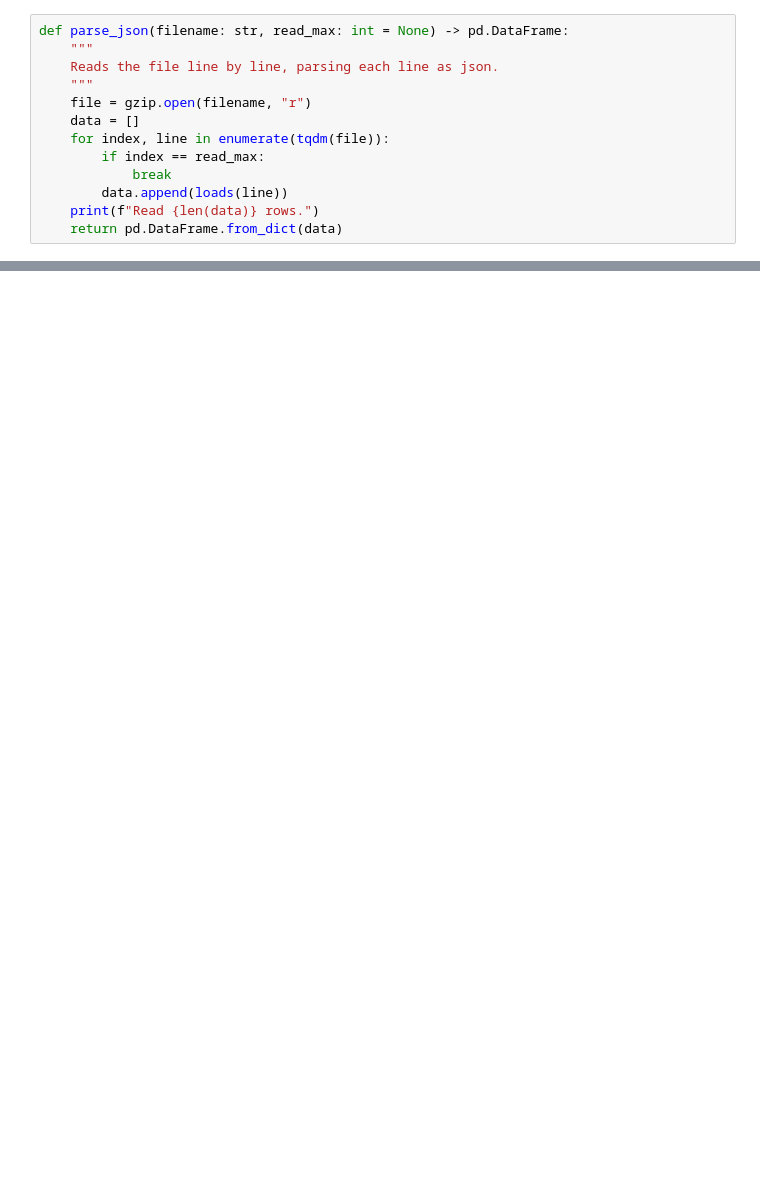
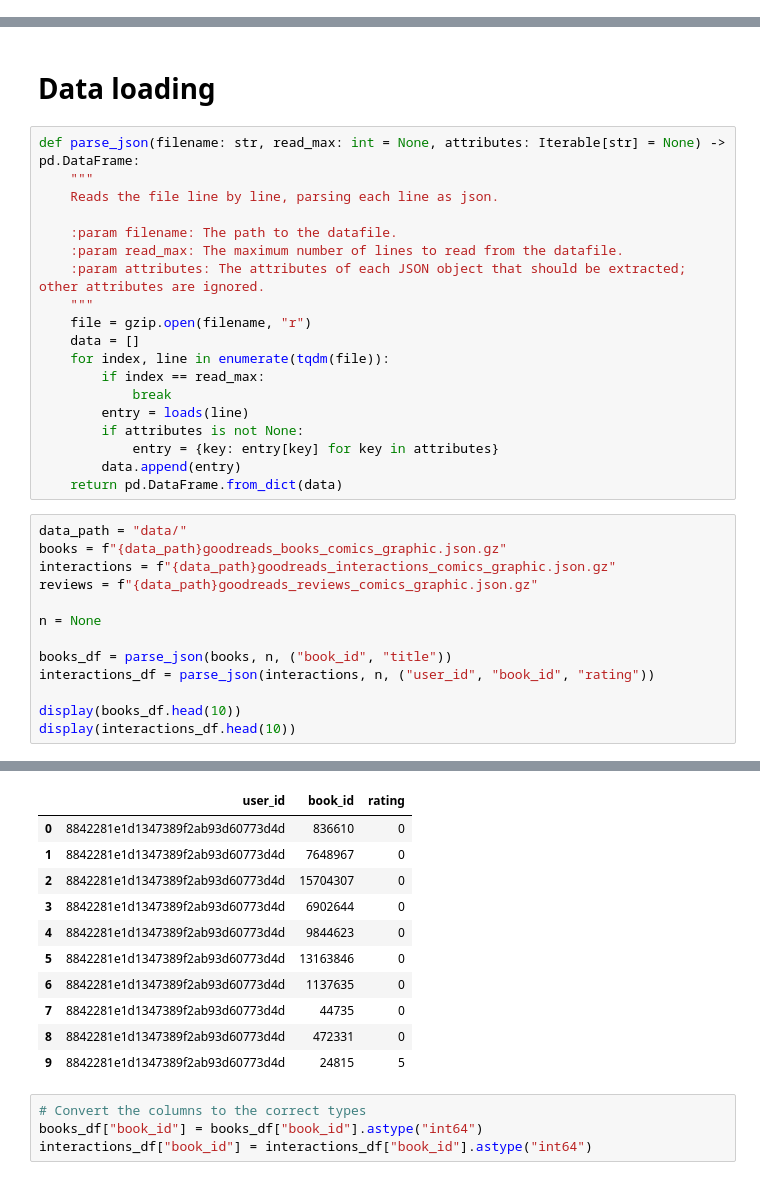
Before and after one commit to JulesDesmet/rbm_recommender, a Jupyter notebook: main.ipynb, the cells around one changed output, grey strips where cells are left out. Drawn from its saved outputs; the diff is of its cells as text; blank space fills up the shorter version.

```diff
--- a/main.ipynb
+++ b/main.ipynb
@@ -41,13 +23,0 @@ Using device cuda
-# %%
-def parse_json(filename: str, read_max: int = None) -> pd.DataFrame:
-    """
-    Reads the file line by line, parsing each line as json.
-    """
-    file = gzip.open(filename, "r")
-    data = []
-    for index, line in enumerate(tqdm(file)):
-        if index == read_max:
-            break
-        data.append(loads(line))
-    print(f"Read {len(data)} rows.")
-    return pd.DataFrame.from_dict(data)
@@ -525,0 +41,35 @@ True future items:
+# %% [markdown]
+# Data loading
+# %%
+def parse_json(filename: str, read_max: int = None, attributes: Iterable[str] = None) -> pd.DataFrame:
+    """
+    Reads the file line by line, parsing each line as json.
+
+    :param filename: The path to the datafile.
+    :param read_max: The maximum number of lines to read from the datafile.
+    :param attributes: The attributes of each JSON object that should be extracted; other attributes are ignored.
+    """
+    file = gzip.open(filename, "r")
+    data = []
+    for index, line in enumerate(tqdm(file)):
+        if index == read_max:
+            break
+        entry = loads(line)
+        if attributes is not None:
+            entry = {key: entry[key] for key in attributes}
+        data.append(entry)
+    return pd.DataFrame.from_dict(data)
+# %%
+data_path = "data/"
+books = f"{data_path}goodreads_books_comics_graphic.json.gz"
+interactions = f"{data_path}goodreads_interactions_comics_graphic.json.gz"
+reviews = f"{data_path}goodreads_reviews_comics_graphic.json.gz"
+
+n = None
+
+books_df = parse_json(books, n, ("book_id", "title"))
+interactions_df = parse_json(interactions, n, ("user_id", "book_id", "rating"))
+
+display(books_df.head(10))
+display(interactions_df.head(10))
+# %% [output]
@@ -525,0 +87,15 @@ True future items:
+|  | user_id | book_id | rating |
+| 0 | 8842281e1d1347389f2ab93d60773d4d | 836610 | 0 |
+| 1 | 8842281e1d1347389f2ab93d60773d4d | 7648967 | 0 |
+| 2 | 8842281e1d1347389f2ab93d60773d4d | 15704307 | 0 |
+| 3 | 8842281e1d1347389f2ab93d60773d4d | 6902644 | 0 |
+| 4 | 8842281e1d1347389f2ab93d60773d4d | 9844623 | 0 |
+| 5 | 8842281e1d1347389f2ab93d60773d4d | 13163846 | 0 |
+| 6 | 8842281e1d1347389f2ab93d60773d4d | 1137635 | 0 |
+| 7 | 8842281e1d1347389f2ab93d60773d4d | 44735 | 0 |
+| 8 | 8842281e1d1347389f2ab93d60773d4d | 472331 | 0 |
+| 9 | 8842281e1d1347389f2ab93d60773d4d | 24815 | 5 |
+# %%
+# Convert the columns to the correct types
+books_df["book_id"] = books_df["book_id"].astype("int64")
+interactions_df["book_id"] = interactions_df["book_id"].astype("int64")
```
Also changed, not shown: parts of 43 cells of this notebook, 1 other file.
